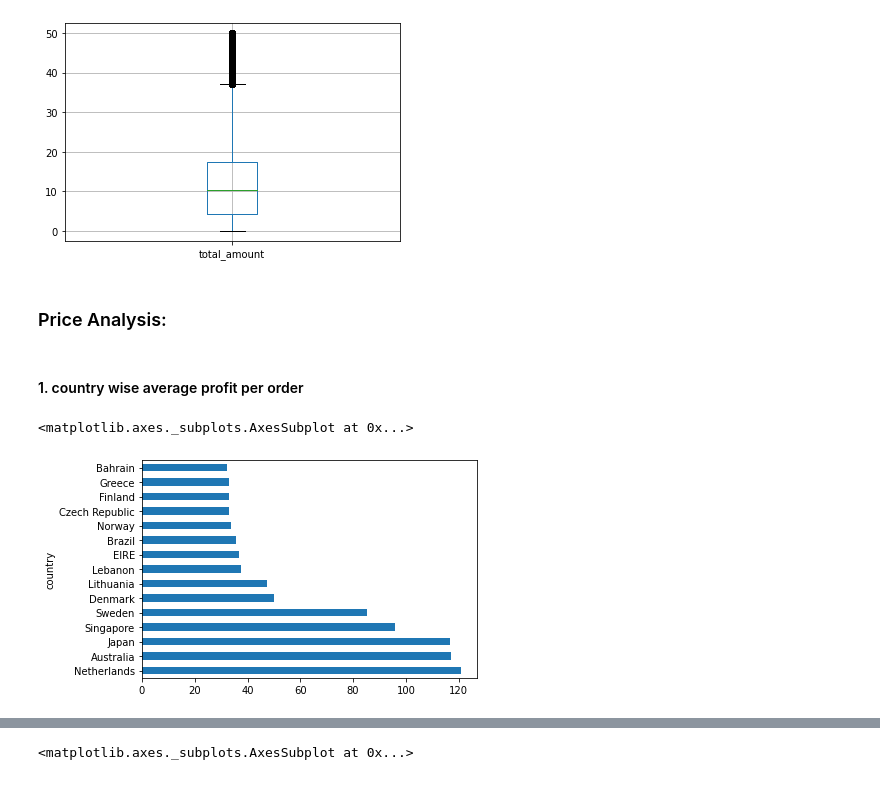
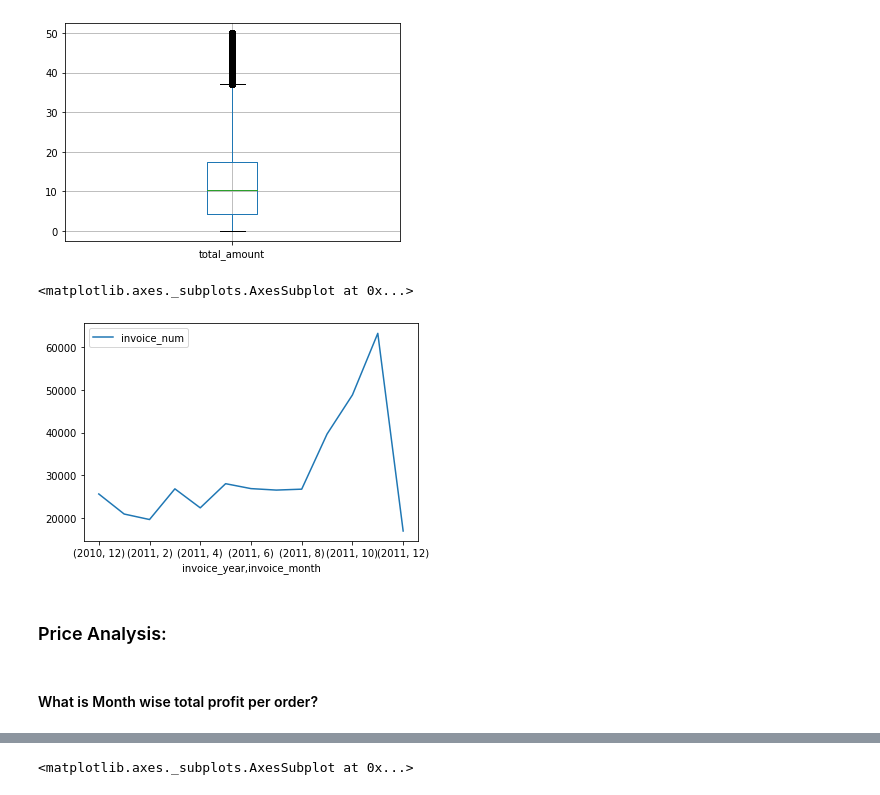
Before and after one commit to bhadreshpsavani/ExploringDataScience, a Jupyter notebook: Ecommerece_Data.ipynb, the cells around one changed output, grey strips where cells are left out. Drawn from its saved outputs; the diff is of its cells as text; code cells hidden in the pictures.

```diff
--- a/Ecommerece_Data.ipynb
+++ b/Ecommerece_Data.ipynb
@@ -224,12 +236,12 @@ df.query('total_amount<50').boxplot(column='total_amount')
 # %% [output]
 <matplotlib.axes._subplots.AxesSubplot at 0x...>
 [figure]
+# %%
+df.pivot_table(index=['invoice_year', 'invoice_month'], values='invoice_num', aggfunc='count').plot()
+# %% [output]
+<matplotlib.axes._subplots.AxesSubplot at 0x...>
+[figure, added]
 # %% [markdown]
 ### Price Analysis:
 # %% [markdown]
-#### 1. country wise average profit per order
+#### What is Month wise total profit per order?
-# %%
-df.groupby('country')['total_amount'].mean().sort_values(ascending=False).head(15).plot.barh()
-# %% [output]
-<matplotlib.axes._subplots.AxesSubplot at 0x...>
-[figure, removed]
```
Also changed, not shown: parts of 13 cells of this notebook.
